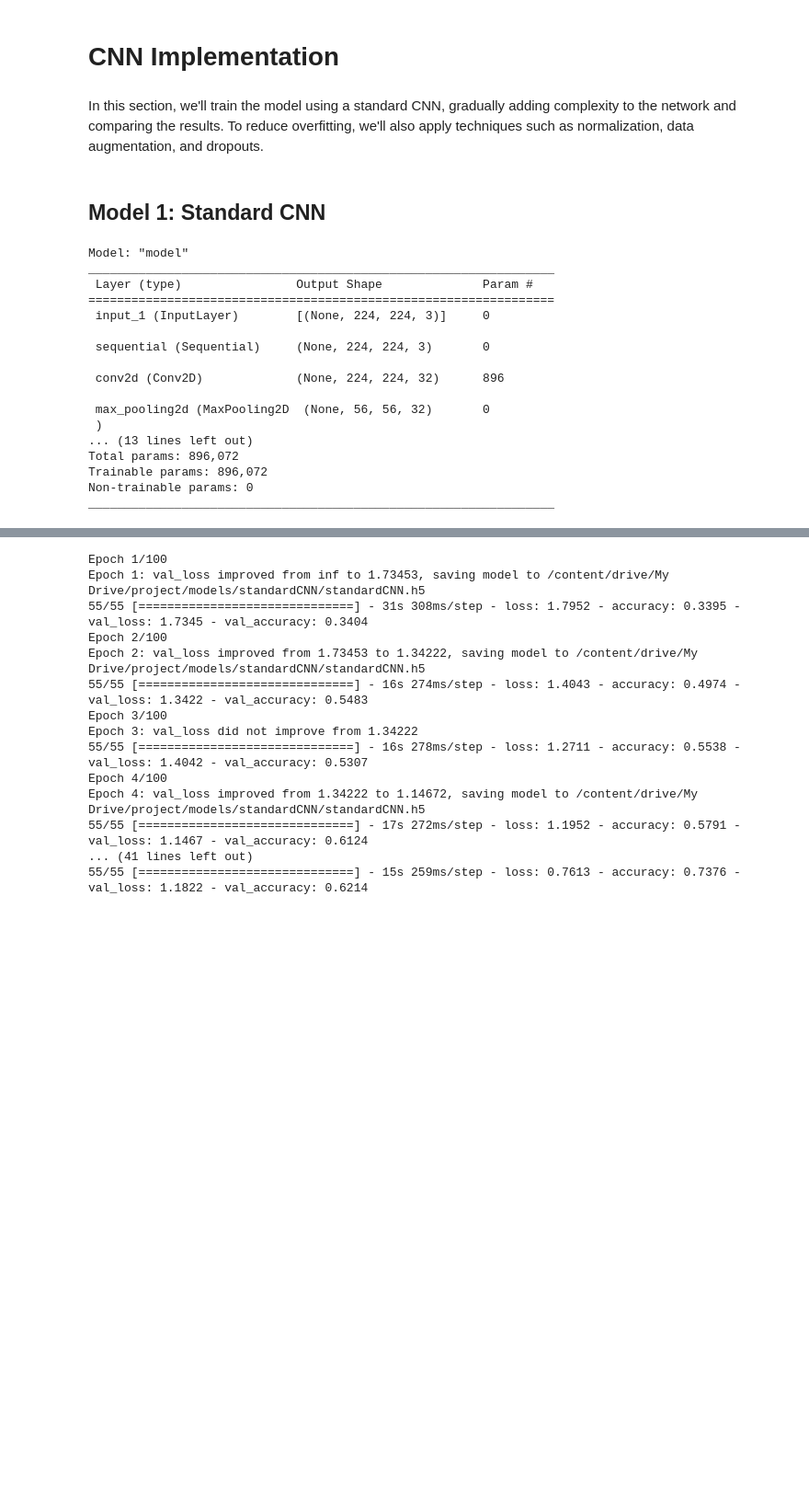
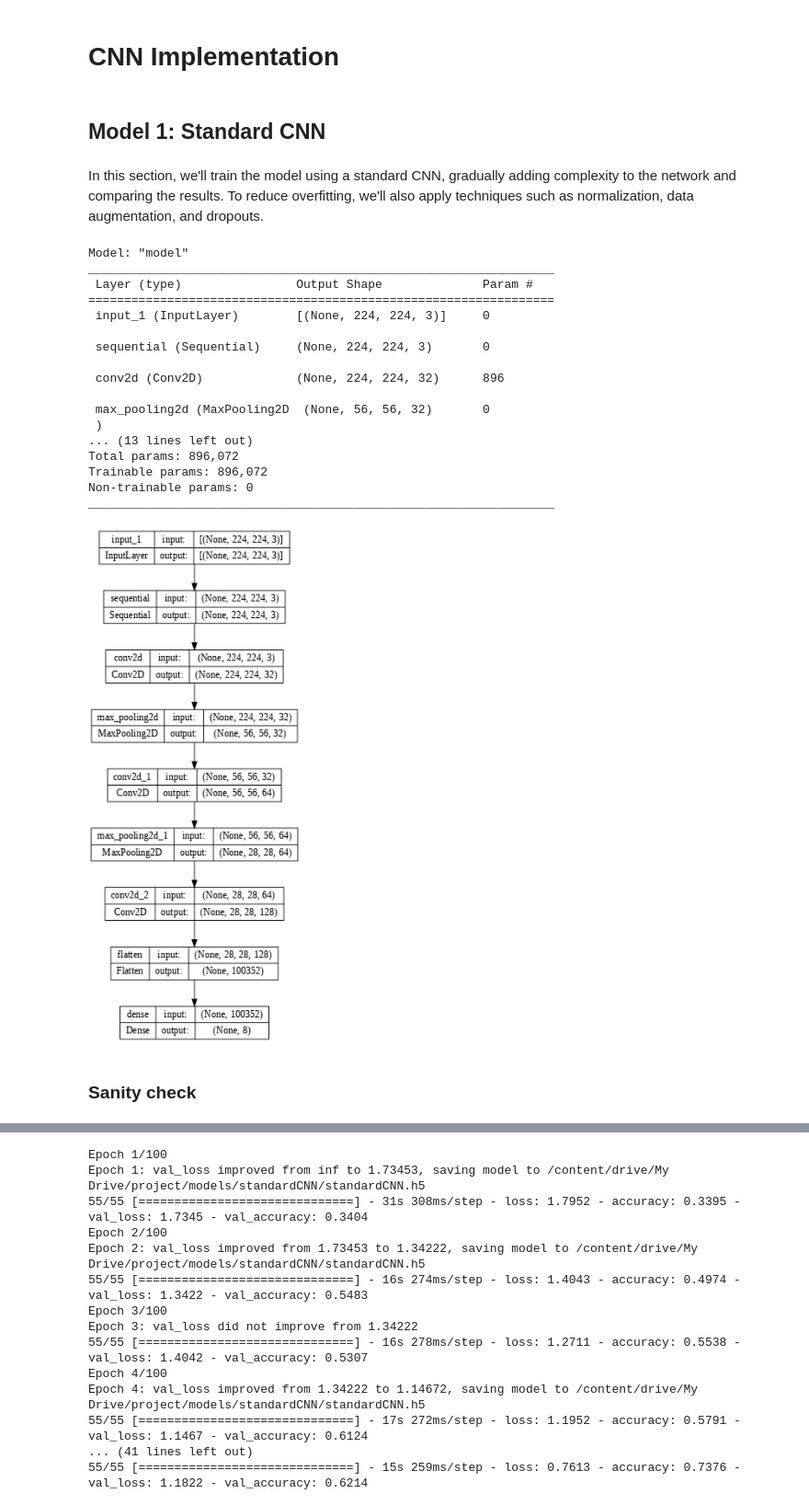
Before and after one commit to mattemugno/Smart-Waste-Classification, a Jupyter notebook: CNN_from_scratch.ipynb, the cells around one changed output, grey strips where cells are left out. Shown at 92% size. Drawn from its saved outputs; the diff is of its cells as text; code cells hidden in the pictures; blank space fills up the shorter version.

```diff
--- a/CNN_from_scratch.ipynb
+++ b/CNN_from_scratch.ipynb
@@ -155,6 +153,8 @@ def eval (model):
   metrics.ConfusionMatrixDisplay.from_predictions(y_true.numpy().argmax(axis=1), y_pred.argmax(axis=1))
 # %% [markdown]
 # CNN Implementation
+# %% [markdown]
+## Model 1: Standard CNN
 # %% [markdown]
 In this section, we'll train the model using a standard CNN, gradually adding complexity to the network and comparing the results. To reduce overfitting, we'll also apply techniques such as normalization, data augmentation, and dropouts.
 # %%
@@ -162,36 +162,42 @@ resize_and_rescale = tf.keras.Sequential([
   layers.Resizing(IMAGE_HEIGHT, IMAGE_WIDTH),
   layers.Rescaling(1./255)
 ])
-# %% [markdown]
-## Model 1: Standard CNN
 # %%
 inputs = keras.Input(shape=(IMAGE_WIDTH, IMAGE_HEIGHT, 3))
 x = resize_and_rescale(inputs)
 x = layers.Conv2D(filters=32, padding='same', kernel_size=3, activation="relu")(x)
 x = layers.MaxPooling2D(pool_size=4)(x)
 x = layers.Conv2D(filters=64, padding='same', kernel_size=3, activation="relu")(x)
 x = layers.MaxPooling2D(pool_size=2)(x)
 x = layers.Conv2D(filters=128, padding='same', kernel_size=3, activation="relu")(x)
 x = layers.Flatten()(x)
 outputs = layers.Dense(NUM_CLASSES, activation='softmax')(x)
 model = keras.Model(inputs=inputs, outputs=outputs)
 
 model.summary()
+
+model_name = "standardCNN"
+model_path = os.path.join(models_path, model_name)
+img_path = os.path.join(model_path, 'standardCNN.png')
+plot_model(model, show_shapes=True, to_file=img_path, dpi=64)
 # %% [output]
 Model: "model"
 _________________________________________________________________
  Layer (type)                Output Shape              Param #
 =================================================================
  input_1 (InputLayer)        [(None, 224, 224, 3)]     0
 
  sequential (Sequential)     (None, 224, 224, 3)       0
 
  conv2d (Conv2D)             (None, 224, 224, 32)      896
 
  max_pooling2d (MaxPooling2D  (None, 56, 56, 32)       0
  )
 ... (13 lines left out)
 Total params: 896,072
 Trainable params: 896,072
 Non-trainable params: 0
 _________________________________________________________________
+[figure, added]
+# %% [markdown]
+### Sanity check
```
Also changed, not shown: parts of 20 cells of this notebook.
